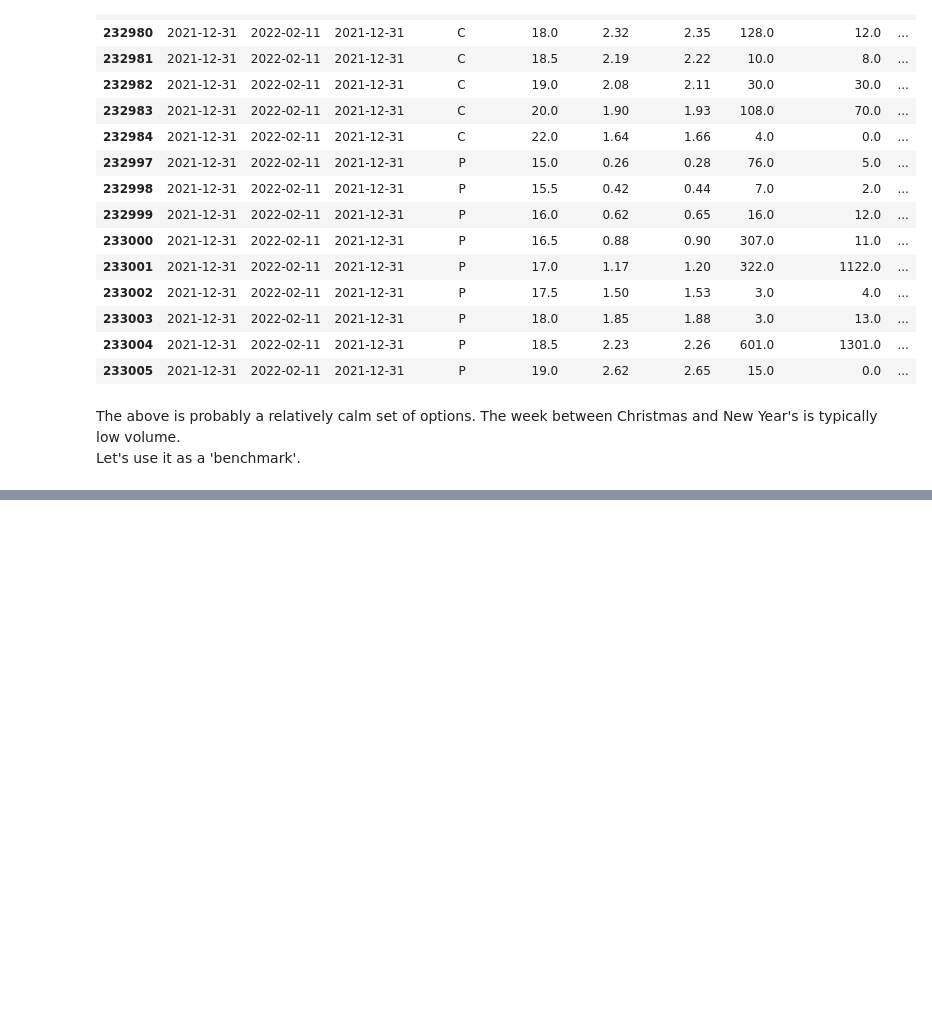
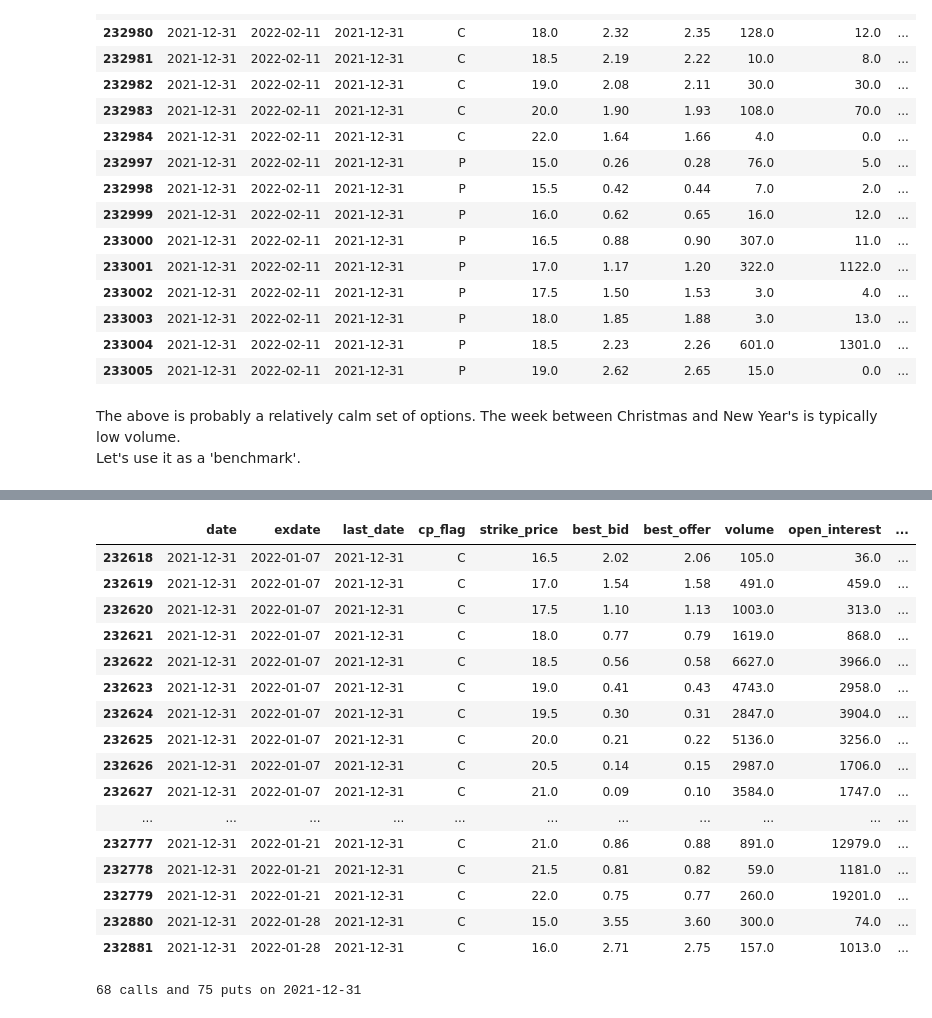
Before and after one commit to algo-dude/AdvancedFinancialDerivatives, a Jupyter notebook: Final/strat.ipynb, the cells around one changed output, grey strips where cells are left out. Cells and saved outputs as stored; diff of their text form; code cells hidden in the pictures; blank space fills up the shorter version.

```diff
--- a/Final/strat.ipynb
+++ b/Final/strat.ipynb
@@ -234,0 +247,28 @@ plot.show()
+# %%
+df_combined['TTM'] = (df_combined['exdate'] - df_combined['date']).dt.days
+# convert TTM to only numerical days
+c = df_combined[df_combined['cp_flag'] == 'C'].where(df_combined['date'] == '2021-12-31').dropna()
+p = df_combined[df_combined['cp_flag'] == 'P'].where(df_combined['date'] == '2021-12-31').dropna()
+c.head(40)
+# %% [output]
+|  | date | exdate | last_date | cp_flag | strike_price | best_bid | best_offer | volume | open_interest | ... |
+| 232618 | 2021-12-31 | 2022-01-07 | 2021-12-31 | C | 16.5 | 2.02 | 2.06 | 105.0 | 36.0 | ... |
+| 232619 | 2021-12-31 | 2022-01-07 | 2021-12-31 | C | 17.0 | 1.54 | 1.58 | 491.0 | 459.0 | ... |
+| 232620 | 2021-12-31 | 2022-01-07 | 2021-12-31 | C | 17.5 | 1.10 | 1.13 | 1003.0 | 313.0 | ... |
+| 232621 | 2021-12-31 | 2022-01-07 | 2021-12-31 | C | 18.0 | 0.77 | 0.79 | 1619.0 | 868.0 | ... |
+| 232622 | 2021-12-31 | 2022-01-07 | 2021-12-31 | C | 18.5 | 0.56 | 0.58 | 6627.0 | 3966.0 | ... |
+| 232623 | 2021-12-31 | 2022-01-07 | 2021-12-31 | C | 19.0 | 0.41 | 0.43 | 4743.0 | 2958.0 | ... |
+| 232624 | 2021-12-31 | 2022-01-07 | 2021-12-31 | C | 19.5 | 0.30 | 0.31 | 2847.0 | 3904.0 | ... |
+| 232625 | 2021-12-31 | 2022-01-07 | 2021-12-31 | C | 20.0 | 0.21 | 0.22 | 5136.0 | 3256.0 | ... |
+| 232626 | 2021-12-31 | 2022-01-07 | 2021-12-31 | C | 20.5 | 0.14 | 0.15 | 2987.0 | 1706.0 | ... |
+| 232627 | 2021-12-31 | 2022-01-07 | 2021-12-31 | C | 21.0 | 0.09 | 0.10 | 3584.0 | 1747.0 | ... |
+| ... | ... | ... | ... | ... | ... | ... | ... | ... | ... | ... |
+| 232777 | 2021-12-31 | 2022-01-21 | 2021-12-31 | C | 21.0 | 0.86 | 0.88 | 891.0 | 12979.0 | ... |
+| 232778 | 2021-12-31 | 2022-01-21 | 2021-12-31 | C | 21.5 | 0.81 | 0.82 | 59.0 | 1181.0 | ... |
+| 232779 | 2021-12-31 | 2022-01-21 | 2021-12-31 | C | 22.0 | 0.75 | 0.77 | 260.0 | 19201.0 | ... |
+| 232880 | 2021-12-31 | 2022-01-28 | 2021-12-31 | C | 15.0 | 3.55 | 3.60 | 300.0 | 74.0 | ... |
+| 232881 | 2021-12-31 | 2022-01-28 | 2021-12-31 | C | 16.0 | 2.71 | 2.75 | 157.0 | 1013.0 | ... |
+# %%
+print('{} calls and {} puts on 2021-12-31'.format(len(c), len(p)))
+# %% [output]
+68 calls and 75 puts on 2021-12-31
```
Also changed, not shown: parts of 5 cells of this notebook.
